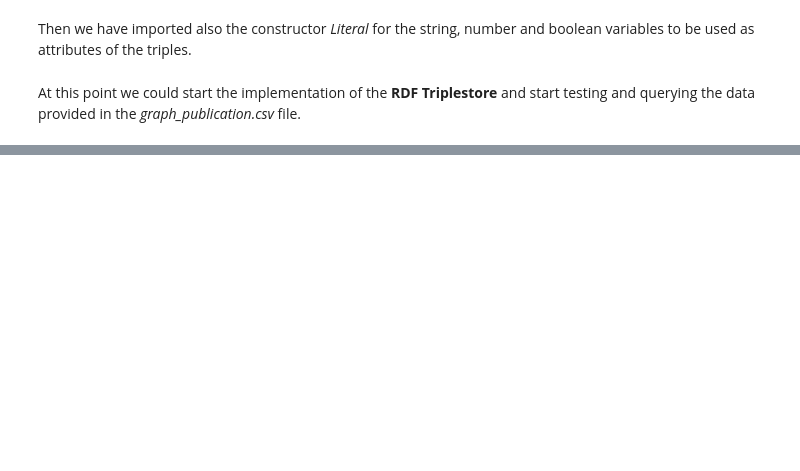
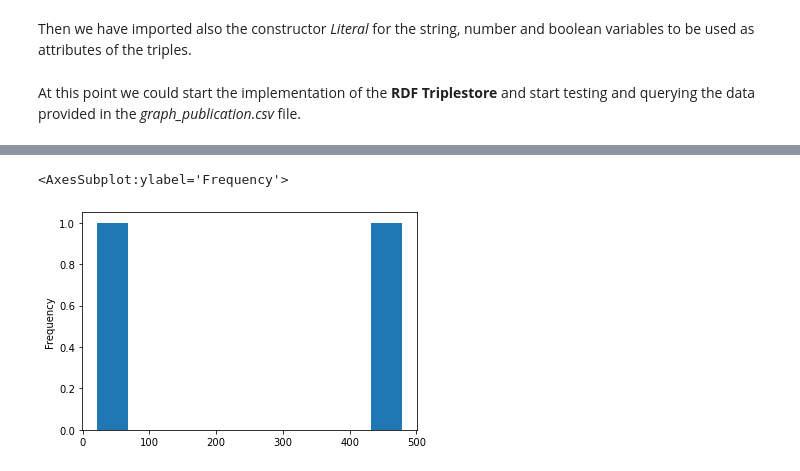
Before and after one commit to lelax/D_Sign_Data, a Jupyter notebook: D_Sign_Data_Doc.ipynb, the cells around one changed output, grey strips where cells are left out. Saved outputs shown, nothing was run; the diff lists cells and outputs as text; code cells hidden in the pictures; blank space fills up the shorter version.

```diff
--- a/D_Sign_Data_Doc.ipynb
+++ b/D_Sign_Data_Doc.ipynb
@@ -286,0 +311,8 @@ Then we added for each method a function calling it and appending all the result
+# %%
+type = md_publications_csv["type"].value_counts()
+type
+
+type.plot(kind="hist")
+# %% [output]
+<AxesSubplot:ylabel='Frequency'>
+[figure, added]
```
Also changed, not shown: parts of 69 cells of this notebook, 5 other files.
